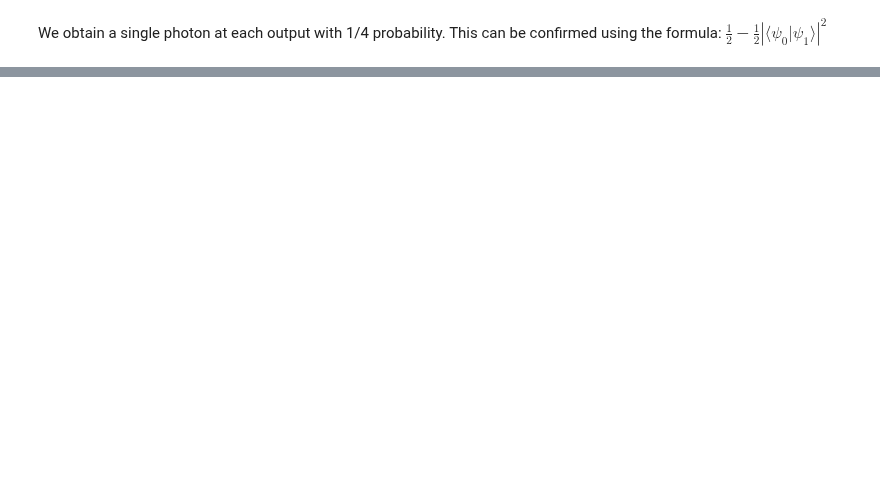
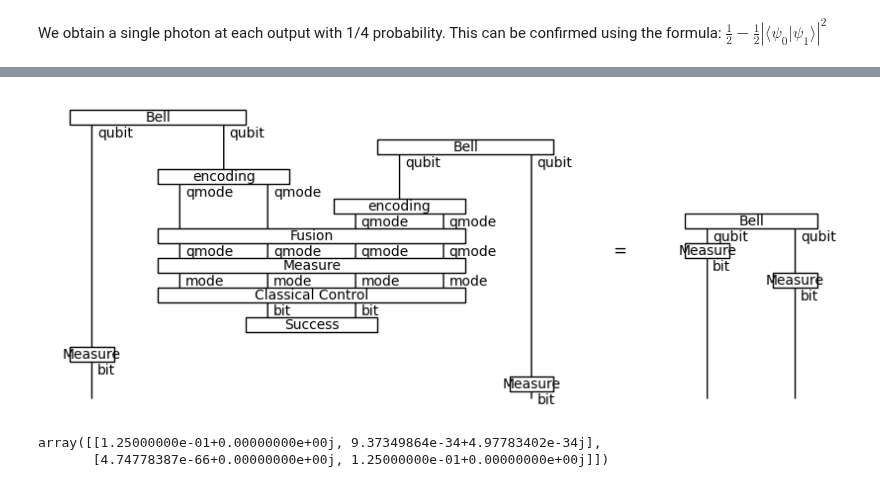
Before and after one commit to quantinuum-dev/optyx, a Jupyter notebook: docs/notebooks/photon_distinguishability.ipynb, the cells around one changed output, grey strips where cells are left out. Saved outputs shown, nothing was run; the diff lists cells and outputs as text; code cells hidden in the pictures; blank space fills up the shorter version.

```diff
--- a/docs/notebooks/photon_distinguishability.ipynb
+++ b/docs/notebooks/photon_distinguishability.ipynb
@@ -126,0 +186,15 @@ We obtain a single photon at each output with 1/4 probability. This can be confi
+# %%
+from optyx.optyx import Scalar
+from optyx import zx
+from discopy.drawing import Equation
+
+bell_state = Channel('Bell', zx.Z(0, 2) @ Scalar(0.5 ** 0.5))
+dual_rail_encoding = lambda state: Channel('encoding', DualRail(internal_state=state))
+encoding_layer =  dual_rail_encoding(internal_state_1) @ dual_rail_encoding(internal_state_2)
+post_select = Channel('Success', zx.X(1, 0, 0.5) @ zx.X(1, 0, 0.5) @ Scalar(0.5) , dom = channel.bit @ channel.bit)
+experiment = bell_state @ bell_state >> channel.Circuit.id(channel.qubit) @ (encoding_layer >> fusion_channel
+                                                                             >> post_select) @ channel.Circuit.id(channel.qubit)
+measure = Measure(channel.qubit) @ Measure(channel.qubit)
+Equation(experiment >> measure, bell_state >> measure).draw(figsize=(8, 3))
+# %% [output]
+[figure, added]
@@ -126,0 +203,5 @@ We obtain a single photon at each output with 1/4 probability. This can be confi
+# %%
+quimb_tensor.data
+# %% [output]
+array([[1.25000000e-01+0.00000000e+00j, 9.37349864e-34+4.97783402e-34j],
+       [4.74778387e-66+0.00000000e+00j, 1.25000000e-01+0.00000000e+00j]])
```
Also changed, not shown: parts of 21 cells of this notebook.
